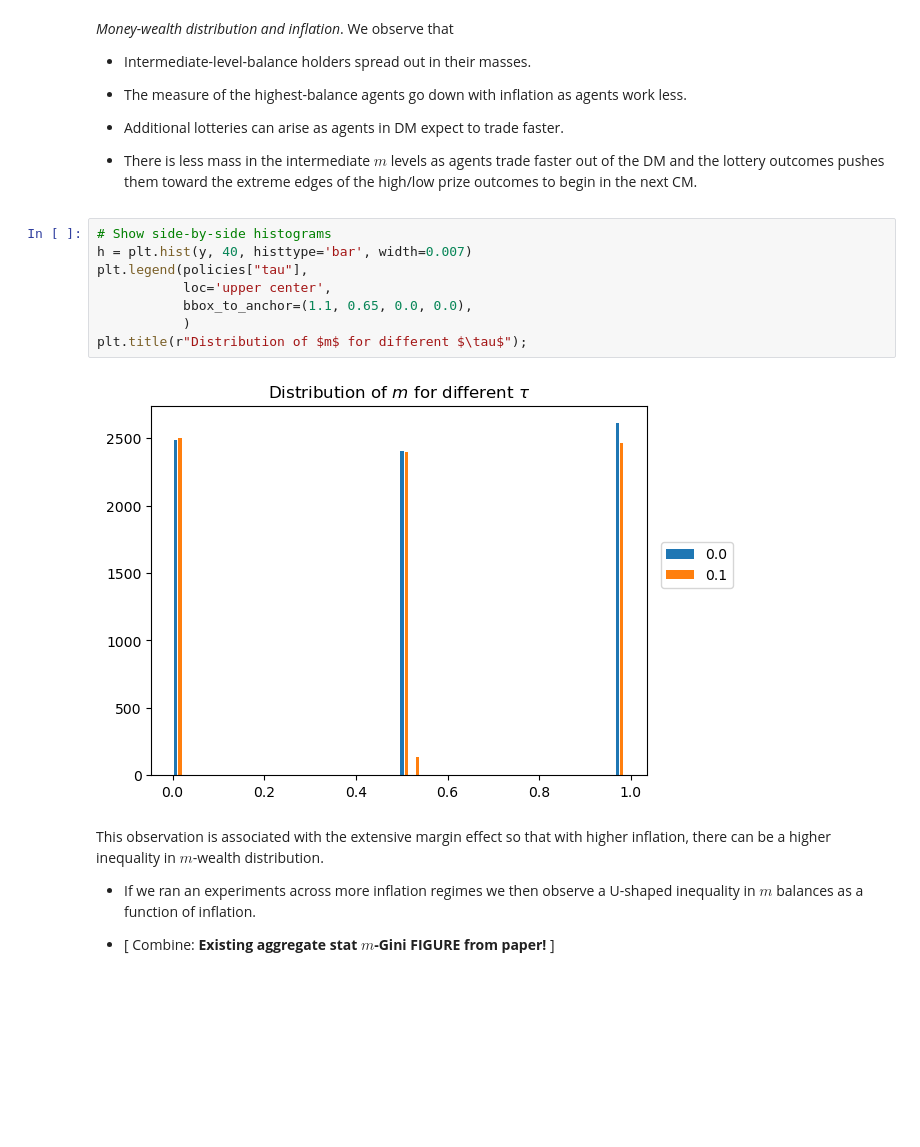
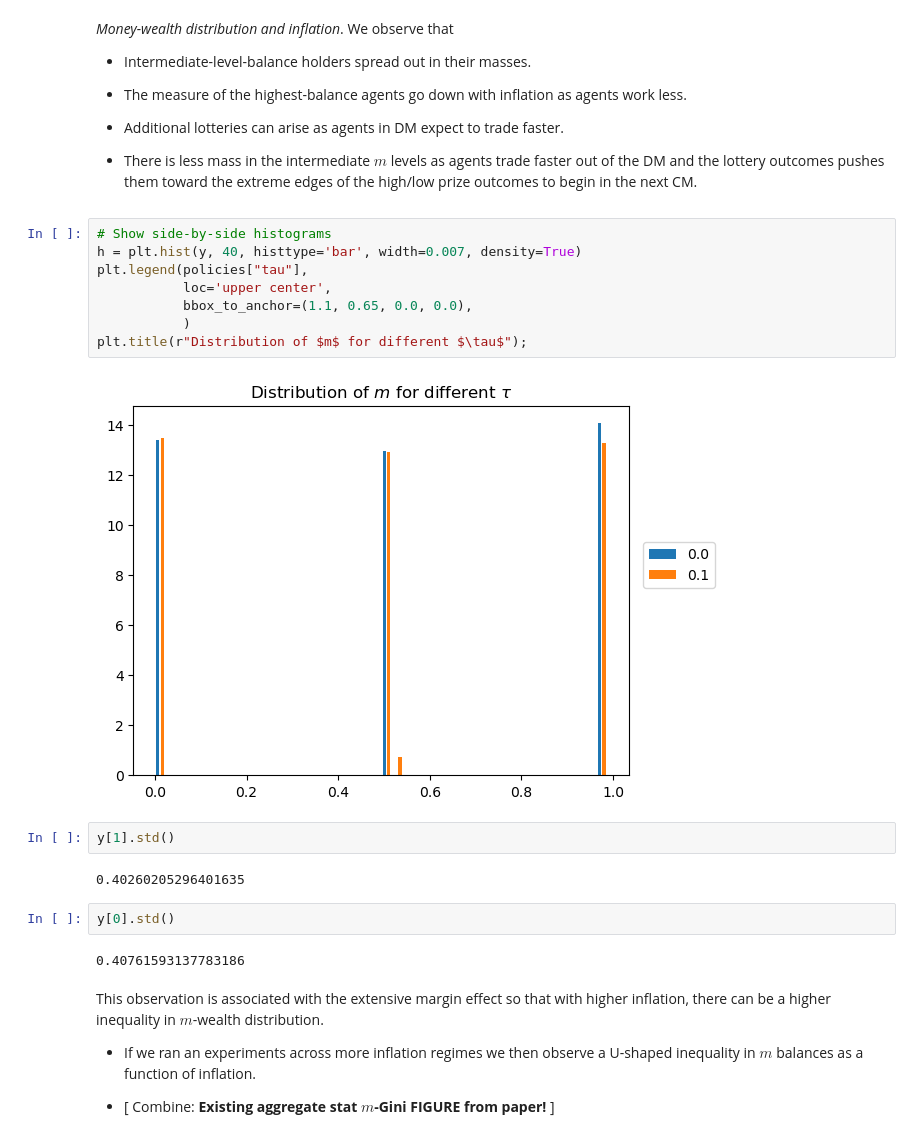
Before and after one commit to phantomachine/csm, a Jupyter notebook: python/compare_steadystates_policies.ipynb, the cells around one changed output. Cells and saved outputs as stored; diff of their text form; blank space fills up the shorter version.

Commit message:
re-run notebooks, update figures

```diff
--- a/python/compare_steadystates_policies.ipynb
+++ b/python/compare_steadystates_policies.ipynb
@@ -498,14 +498,22 @@ y = distro["m"]
 * There is less mass in the intermediate $m$ levels as agents trade faster out of the DM and the lottery outcomes pushes them toward the extreme edges of the high/low prize outcomes to begin in the next CM.
 # %%
 # Show side-by-side histograms
-h = plt.hist(y, 40, histtype='bar', width=0.007)
+h = plt.hist(y, 40, histtype='bar', width=0.007, density=True)
 plt.legend(policies["tau"],
            loc='upper center',
            bbox_to_anchor=(1.1, 0.65, 0.0, 0.0),
            )
 plt.title(r"Distribution of $m$ for different $\tau$");
 # %% [output]
-[figure, old version]
+[figure, new version]
+# %%
+y[1].std()
+# %% [output]
+0.40260205296401635
+# %%
+y[0].std()
+# %% [output]
+0.40761593137783186
 # %% [markdown]
 This observation is associated with the extensive margin effect so that with higher inflation, there can be a higher inequality in $m$-wealth distribution.
 
```
Also changed, not shown: 1 other file.
